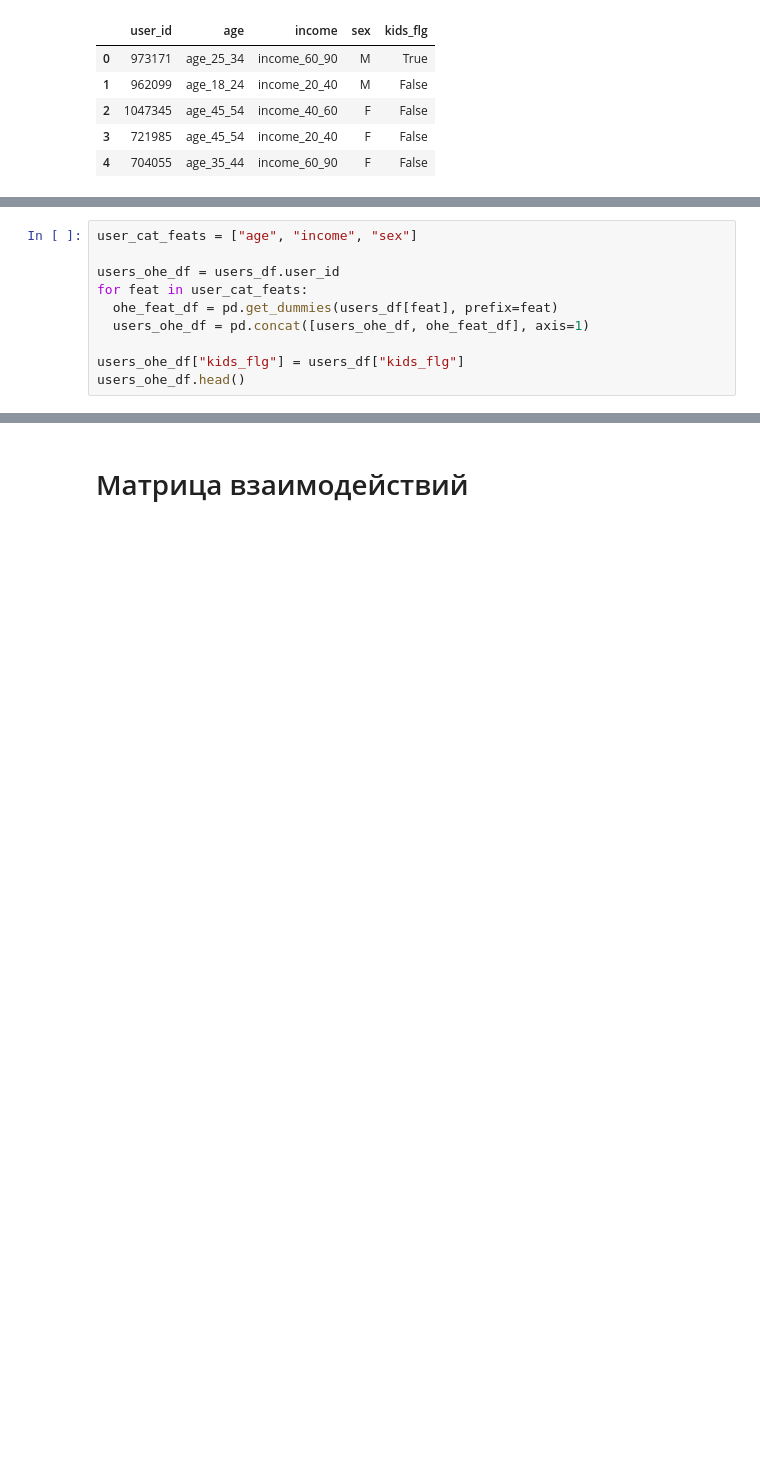
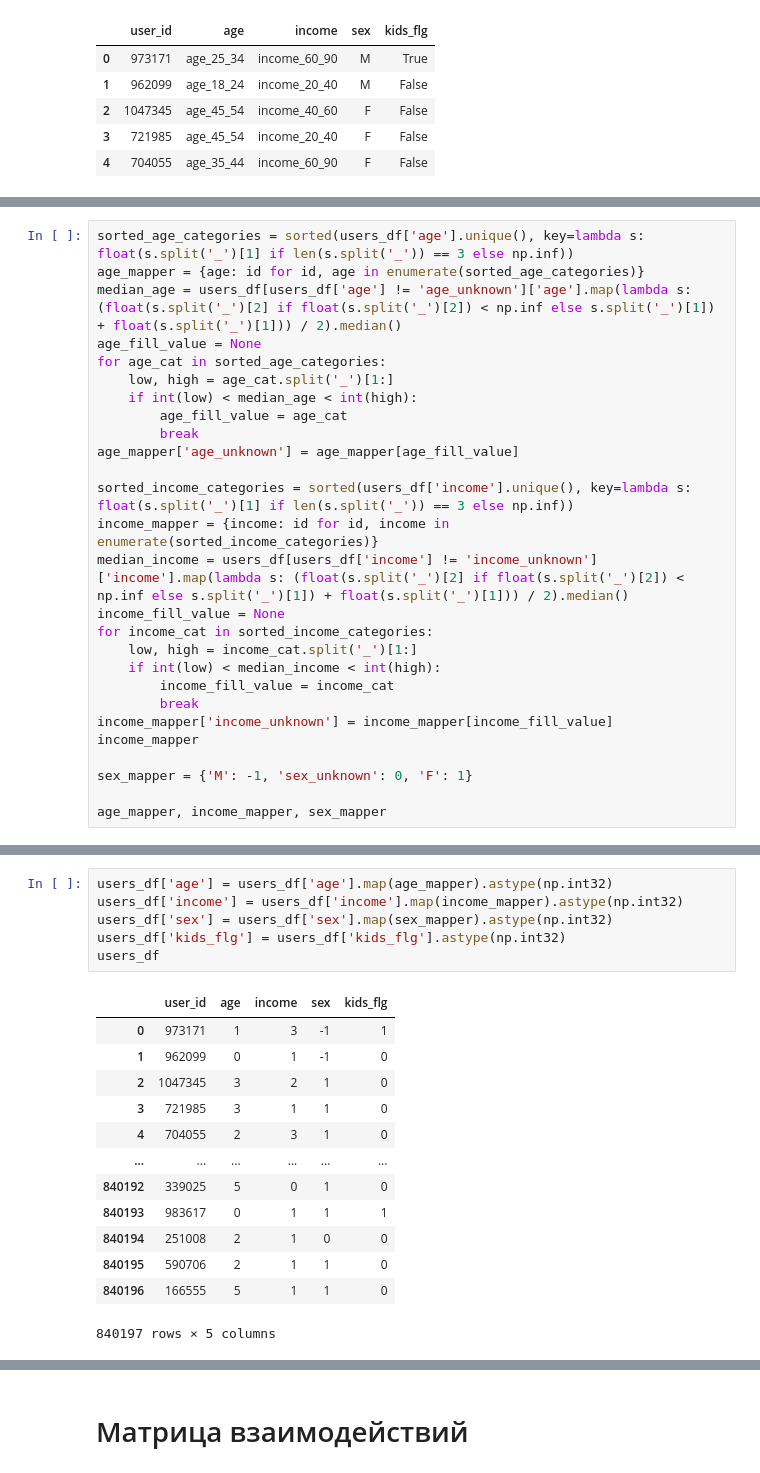
Before and after one commit to nixiieee/reelrecs, a Jupyter notebook: train_dssm.ipynb, the cells around one changed output, grey strips where cells are left out. Drawn from its saved outputs; the diff is of its cells as text; blank space fills up the shorter version.

Commit message:
Improved preprocessing
No excess OHE, LabelEncoding, drop text columns

```diff
--- a/train_dssm.ipynb
+++ b/train_dssm.ipynb
@@ -65,11 +46,28 @@ interactions_df.head()
 # %%
-user_cat_feats = ["age", "income", "sex"]
+sorted_age_categories = sorted(users_df['age'].unique(), key=lambda s: float(s.split('_')[1] if len(s.split('_')) == 3 else np.inf))
+age_mapper = {age: id for id, age in enumerate(sorted_age_categories)}
+median_age = users_df[users_df['age'] != 'age_unknown']['age'].map(lambda s: (float(s.split('_')[2] if float(s.split('_')[2]) < np.inf else s.split('_')[1]) + float(s.split('_')[1])) / 2).median()
+age_fill_value = None
+for age_cat in sorted_age_categories:
+    low, high = age_cat.split('_')[1:]
+    if int(low) < median_age < int(high):
+        age_fill_value = age_cat
+        break
+age_mapper['age_unknown'] = age_mapper[age_fill_value]
 
-users_ohe_df = users_df.user_id
-for feat in user_cat_feats:
-  ohe_feat_df = pd.get_dummies(users_df[feat], prefix=feat)
-  users_ohe_df = pd.concat([users_ohe_df, ohe_feat_df], axis=1)
+sorted_income_categories = sorted(users_df['income'].unique(), key=lambda s: float(s.split('_')[1] if len(s.split('_')) == 3 else np.inf))
+income_mapper = {income: id for id, income in enumerate(sorted_income_categories)}
+median_income = users_df[users_df['income'] != 'income_unknown']['income'].map(lambda s: (float(s.split('_')[2] if float(s.split('_')[2]) < np.inf else s.split('_')[1]) + float(s.split('_')[1])) / 2).median()
+income_fill_value = None
+for income_cat in sorted_income_categories:
+    low, high = income_cat.split('_')[1:]
+    if int(low) < median_income < int(high):
+        income_fill_value = income_cat
+        break
+income_mapper['income_unknown'] = income_mapper[income_fill_value]
+income_mapper
 
-users_ohe_df["kids_flg"] = users_df["kids_flg"]
-users_ohe_df.head()
+sex_mapper = {'M': -1, 'sex_unknown': 0, 'F': 1}
+
+age_mapper, income_mapper, sex_mapper
 # %% [output]
@@ -112,0 +89,20 @@ items_ohe_df.head()
+# %%
+users_df['age'] = users_df['age'].map(age_mapper).astype(np.int32)
+users_df['income'] = users_df['income'].map(income_mapper).astype(np.int32)
+users_df['sex'] = users_df['sex'].map(sex_mapper).astype(np.int32)
+users_df['kids_flg'] = users_df['kids_flg'].astype(np.int32)
+users_df
+# %% [output]
+|  | user_id | age | income | sex | kids_flg |
+| 0 | 973171 | 1 | 3 | -1 | 1 |
+| 1 | 962099 | 0 | 1 | -1 | 0 |
+| 2 | 1047345 | 3 | 2 | 1 | 0 |
+| 3 | 721985 | 3 | 1 | 1 | 0 |
+| 4 | 704055 | 2 | 3 | 1 | 0 |
+| ... | ... | ... | ... | ... | ... |
+| 840192 | 339025 | 5 | 0 | 1 | 0 |
+| 840193 | 983617 | 0 | 1 | 1 | 1 |
+| 840194 | 251008 | 2 | 1 | 0 | 0 |
+| 840195 | 590706 | 2 | 1 | 1 | 0 |
+| 840196 | 166555 | 5 | 1 | 1 | 0 |
+840197 rows × 5 columns
```
Also changed, not shown: parts of 16 cells of this notebook, 1 other file.
